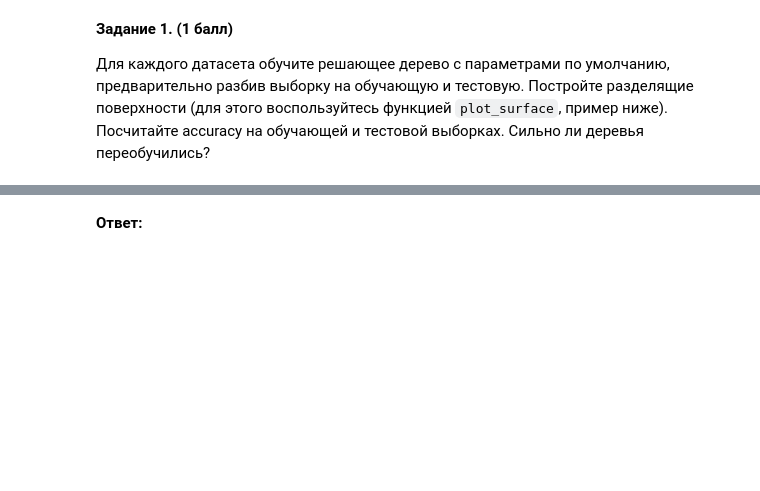
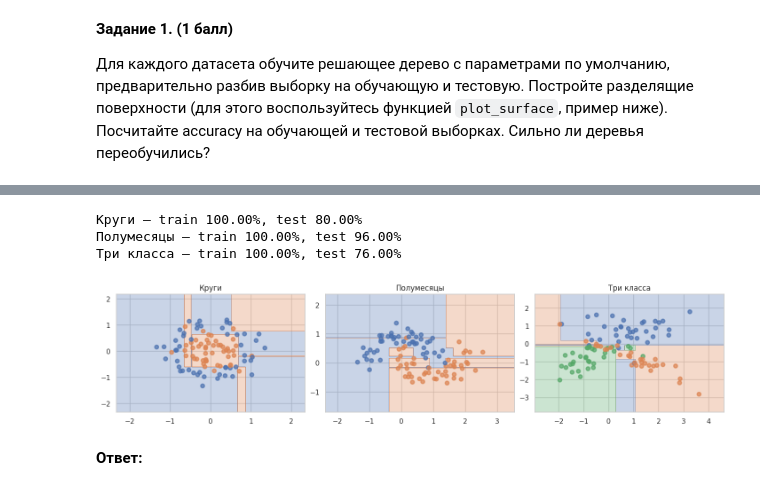
Before and after one commit to DanielSnadon/ML-5sem, a Jupyter notebook: hw2/hw2-trees.ipynb, the cells around one changed output, grey strips where cells are left out. Cells and saved outputs as stored; diff of their text form; code cells hidden in the pictures; blank space fills up the shorter version.

```diff
--- a/hw2/hw2-trees.ipynb
+++ b/hw2/hw2-trees.ipynb
@@ -38,7 +38,7 @@ datasets = [
     make_circles(noise=0.2, factor=0.5, random_state=42),
     make_moons(noise=0.2, random_state=42),
     make_classification(n_classes=3, n_clusters_per_class=1, n_features=2, class_sep=.8, random_state=3,
-                        n_redundant=0., )
+                        n_redundant=0, )
 ]
 # %%
 palette = sns.color_palette(n_colors=3)
@@ -80,2 +82,28 @@ plot_surface(lr, X, y)
+# %%
+names = ["Круги", "Полумесяцы", "Три класса"]
+fig, axes = plt.subplots(1, 3, figsize=(15, 4))
+
+for ax, name, (X, y) in zip(axes, names, datasets):
+    xTrain, xTest, yTrain, yTest = train_test_split(
+        X, y, test_size=0.25, random_state=42, stratify=y
+    )
+
+    tree = DecisionTreeClassifier(random_state=42)
+    tree.fit(xTrain, yTrain)
+
+    trainAccuracy = tree.score(xTrain, yTrain)
+    testAccuracy = tree.score(xTest, yTest)
+    print(f"{name} — train {trainAccuracy:.2%}, test {testAccuracy:.2%}")
+
+    plt.sca(ax)
+    plot_surface(tree, X, y)
+    ax.set_title(name)
+
+plt.show()
+# %% [output]
+Круги — train 100.00%, test 80.00%
+Полумесяцы — train 100.00%, test 96.00%
+Три класса — train 100.00%, test 76.00%
+[figure, added]
 # %% [markdown]
 __Ответ:__
```
Also changed, not shown: parts of 18 cells of this notebook, 3 other files.
